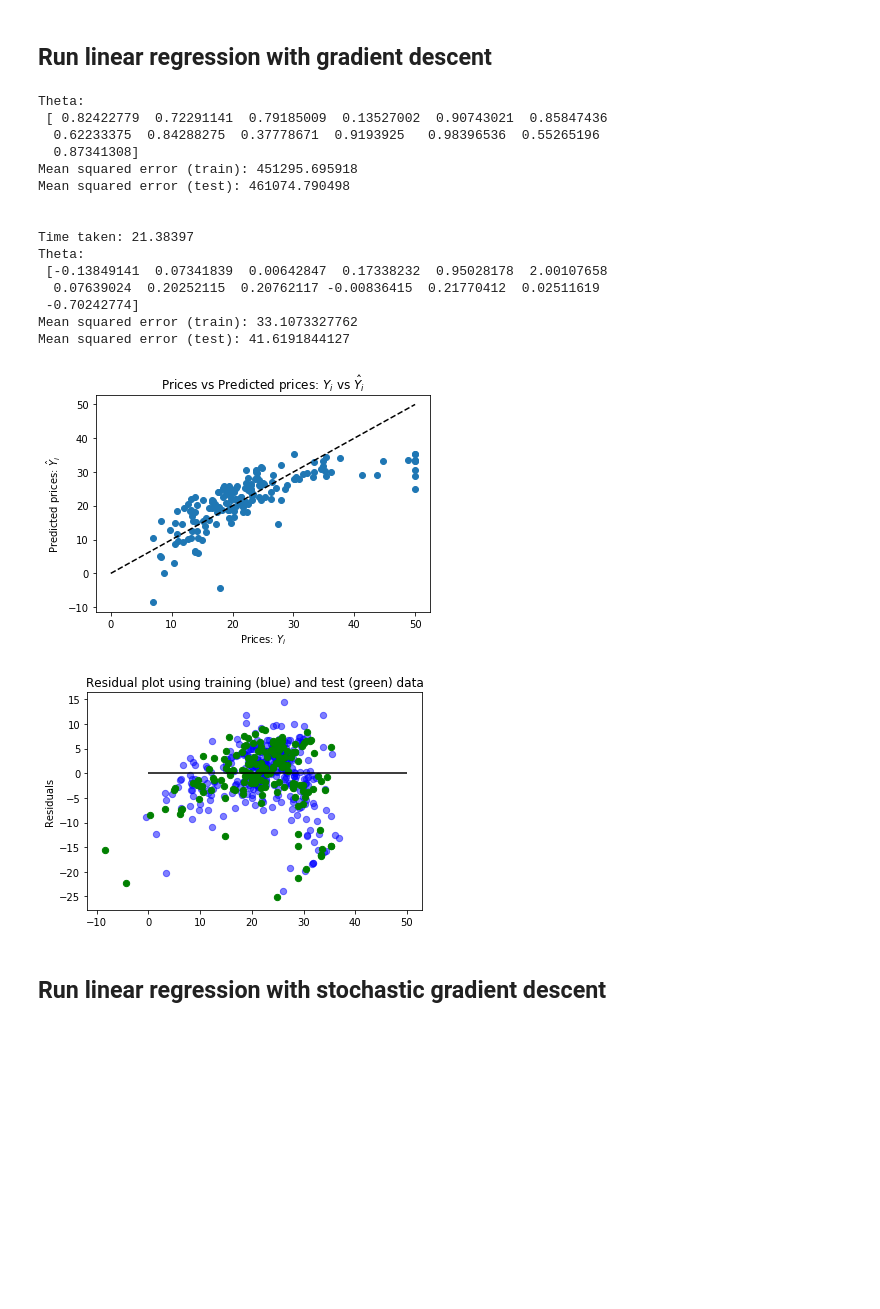
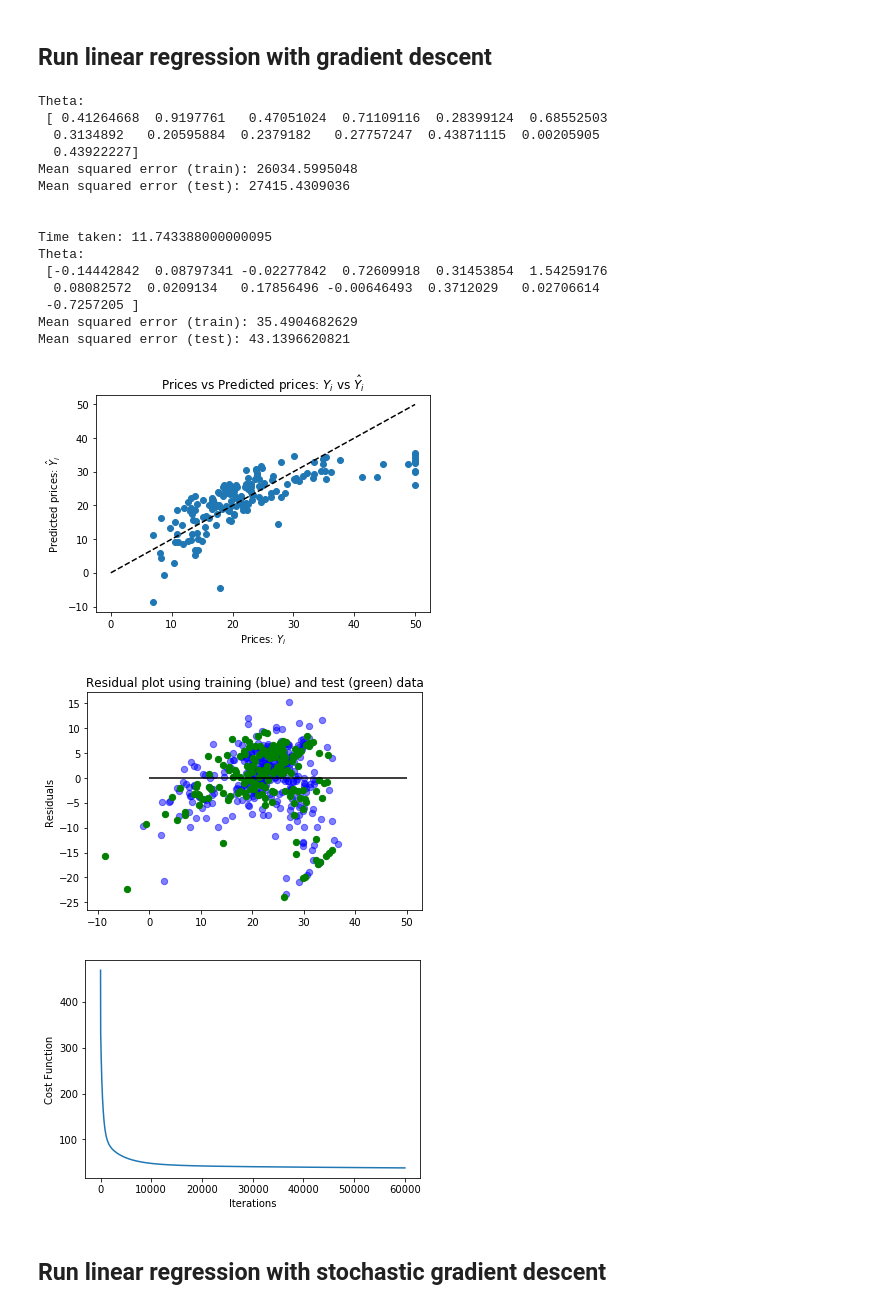
Before and after one commit to spiritedtechie/boston-house-prices-prediction, a Jupyter notebook: Boston House Prices - Linear Regression.ipynb, the cells around one changed output. Saved outputs shown, nothing was run; the diff lists cells and outputs as text; code cells hidden in the pictures; blank space fills up the shorter version.

Commit message:
Adds cost plots over iterations of GD.

```diff
--- a/Boston House Prices - Linear Regression.ipynb
+++ b/Boston House Prices - Linear Regression.ipynb
@@ -98,6 +98,8 @@ def gradient(X, y, y_pred):
     return (gradient, error)
 
 def gradient_descent(X_y_gen, theta, alpha, iterations):
+    thetas=[]
+    errors=[]
     for it in range(iterations):
         for X, y in X_y_gen():
             m = X.shape[0]
@@ -105,11 +107,16 @@ def gradient_descent(X_y_gen, theta, alpha, iterations):
             grad, error = gradient(X, y, y_pred)
             theta = theta - (alpha * grad)
 
-        log_gradient_descent_step(it, theta, error)
+        thetas.append(theta)
+        errors.append(error)
 
-    return theta
+    log_gradient_descent_step(thetas, errors)
+
+    return (theta, thetas)
 
 def gradient_descent_stochastic(X_y_gen, theta, alpha, iterations):
+    thetas=[]
+    errors=[]
     for it in range(iterations):
         for X, y in X_y_gen():
             for i, _ in enumerate(X):
@@ -119,9 +126,12 @@ def gradient_descent_stochastic(X_y_gen, theta, alpha, iterations):
                 grad, error = gradient(X_i, y_i, y_i_pred)
                 theta = theta - (alpha * grad)
 
-        log_gradient_descent_step(it, theta, error)
+        thetas.append(theta)
+        errors.append(error)
 
-    return theta
+    log_gradient_descent_step(thetas, errors)
+
+    return (theta, thetas)
 
 
 def all_gen(X, y):
@@ -157,11 +167,20 @@ def plot_residuals(X_train, y_train, X_test, y_test, theta):
     plt.ylabel('Residuals')
     plt.show()
 
-def log_gradient_descent_step(it, theta, error):
+def plot_costs(X, y, theta_history):
+    iterations = range(len(theta_history))
+    iter_costs = [mean_squared_error(y, predict(X, theta)) for theta in theta_history]
+    plt.plot(iterations, iter_costs)
+    plt.xlabel('Iterations')
+    plt.ylabel('Cost Function')
+    plt.show()
+
+def log_gradient_descent_step(thetas, errors):
      if (debug):
-        print("Iteration: " + str(it))
-        print("  Theta: " + str(theta))
-        print("  Error: " + str(error))
+        for it, _ in enumerate(thetas):
+            print("Iteration: " + str(it))
+            print("  Theta: " + str(thetas[it]))
+            print("  Error: " + str(errors[it]))
 
 def calculate_cost_of_theta(X_train, y_train, X_test, y_test, theta):
     y_pred_for_X_train = predict(X_train, theta)
@@ -297,38 +316,40 @@ Mean squared error (test): 50.98
 ## Run linear regression with gradient descent
 # %%
 debug = False
-num_of_iterations = 100000
+num_of_iterations = 60000
 alpha = 0.000004 # learning rate
 
 initial_theta = np.random.rand((X.shape[1]))
 calculate_cost_of_theta(X_train, y_train, X_test, y_test, initial_theta)
 
 print('\n')
 
-optimised_theta = run_timed(lambda: gradient_descent(all_gen(X_train, y_train), initial_theta, alpha, num_of_iterations))
+optimised_theta, theta_history = run_timed(lambda: gradient_descent(all_gen(X_train, y_train), initial_theta, alpha, num_of_iterations))
 calculate_cost_of_theta(X_train, y_train, X_test, y_test, optimised_theta)
 
 y_pred = X_test.dot(optimised_theta.T)
 plot_actual_over_predicted(y_test, y_pred)
 plot_residuals(X_train, y_train, X_test, y_test, optimised_theta)
+plot_costs(X, y, theta_history[10:])
 # %% [output]
 Theta:
- [ 0.82422779  0.72291141  0.79185009  0.13527002  0.90743021  0.85847436
-  0.62233375  0.84288275  0.37778671  0.9193925   0.98396536  0.55265196
-  0.87341308]
-Mean squared error (train): 451295.695918
-Mean squared error (test): 461074.790498
+ [ 0.41264668  0.9197761   0.47051024  0.71109116  0.28399124  0.68552503
+  0.3134892   0.20595884  0.2379182   0.27757247  0.43871115  0.00205905
+  0.43922227]
+Mean squared error (train): 26034.5995048
+Mean squared error (test): 27415.4309036
 
 
-Time taken: 21.38397
+Time taken: 11.743388000000095
 Theta:
- [-0.13849141  0.07341839  0.00642847  0.17338232  0.95028178  2.00107658
-  0.07639024  0.20252115  0.20762117 -0.00836415  0.21770412  0.02511619
- -0.70242774]
-Mean squared error (train): 33.1073327762
-Mean squared error (test): 41.6191844127
+ [-0.14442842  0.08797341 -0.02277842  0.72609918  0.31453854  1.54259176
+  0.08082572  0.0209134   0.17856496 -0.00646493  0.3712029   0.02706614
+ -0.7257205 ]
+Mean squared error (train): 35.4904682629
+Mean squared error (test): 43.1396620821
-[figure, old version]
+[figure, new version]
-[figure, old version]
+[figure, new version]
+[figure, added]
 # %% [markdown]
 ## Run linear regression with stochastic gradient descent
 # %%
```
Also changed, not shown: parts of 5 cells of this notebook.
